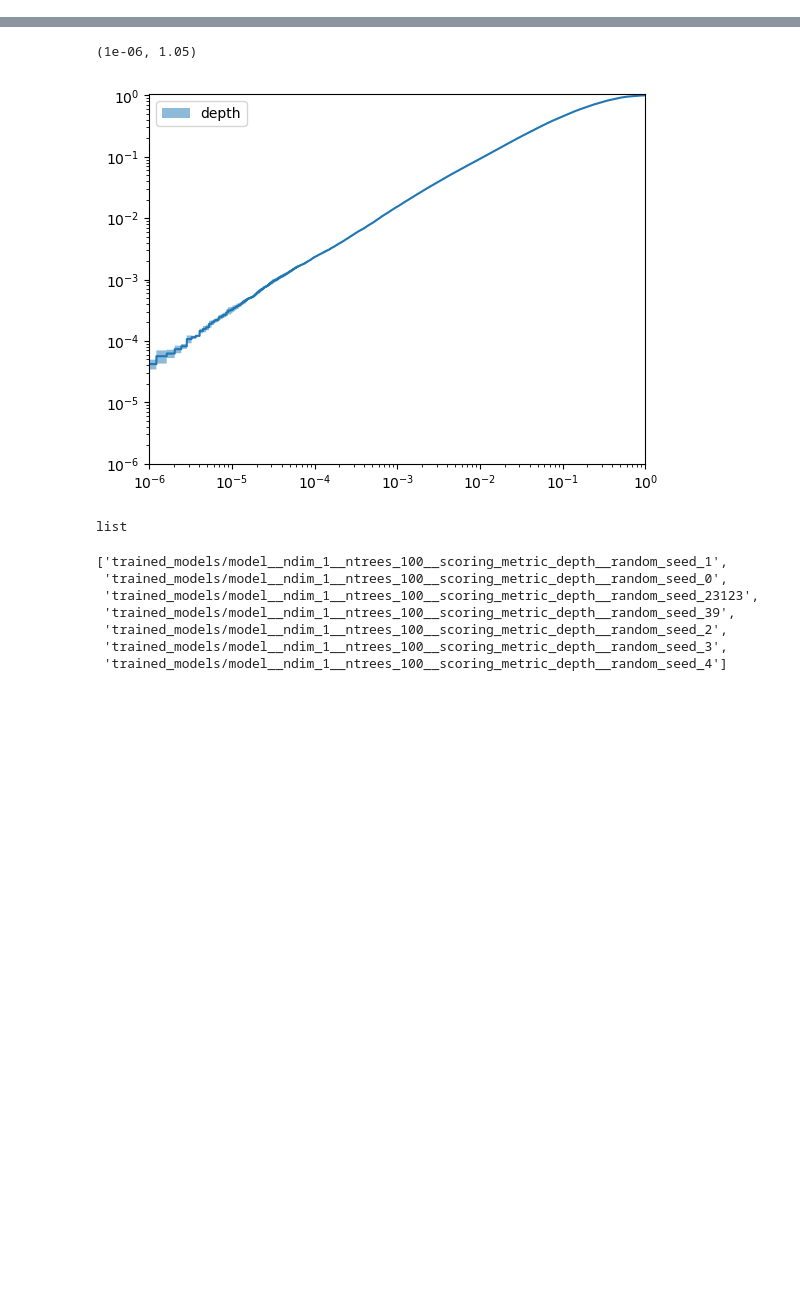
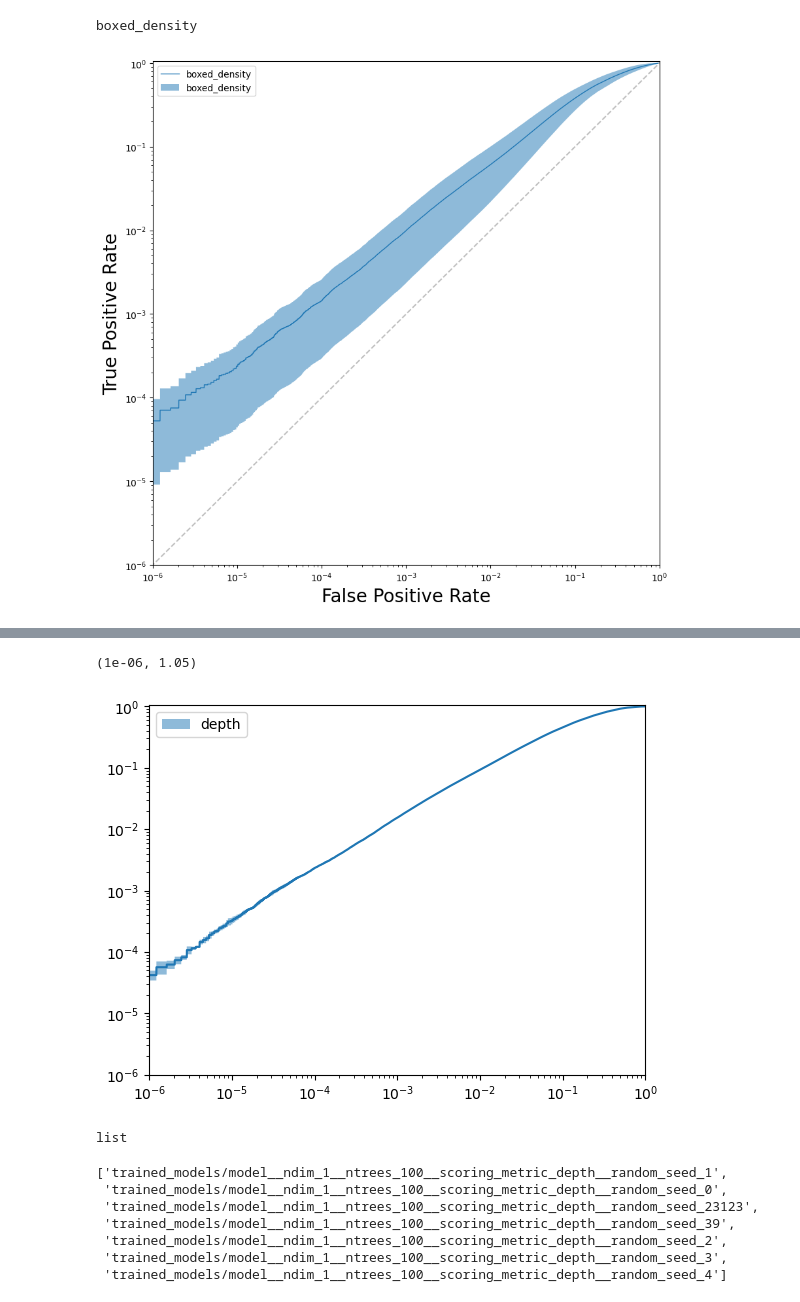
Before and after one commit to jprendi/thesis, a Jupyter notebook: playground.ipynb, the cells around one changed output, grey strips where cells are left out. Saved outputs shown, nothing was run; the diff lists cells and outputs as text; code cells hidden in the pictures; blank space fills up the shorter version.

Commit message:
cool plot w uncertainty on roc w.r.t. different scoring metrics ! : ) )

```diff
--- a/playground.ipynb
+++ b/playground.ipynb
@@ -9,4 +10,4 @@ import numpy as np
 x_train, x_test = dataset.create_xtrain_xtest()
 signal = dataset.load_dataset('BSM_preprocessed.h5', 'GluGluHToTauTau')
 # %%
-kwargs = {'ndim': 1, 'ntrees': 100, 'scoring_metric': 'depth'}
+kwargs = {'ndim': 1, 'ntrees': 100}#, 'scoring_metric': 'density'}
@@ -12,0 +23,9 @@ kwargs = {'ndim': 1, 'ntrees': 100, 'scoring_metric': 'depth'}
+# %%
+mean_curve = {}
+error_curve = {}
+base = {}
+scoring_metrics = ['depth', 'density', 'adj_depth', 'adj_density', 'boxed_ratio', 'boxed_density','boxed_density2']
+for scoring in scoring_metrics:
+    kwargs['scoring_metric']  = scoring
+    mean_curve[scoring], error_curve[scoring], base[scoring] = metrics.get_seed_uncertainty(kwargs, x_test, signal)
+    print(scoring)
@@ -12,0 +40,30 @@ kwargs = {'ndim': 1, 'ntrees': 100, 'scoring_metric': 'depth'}
+# %%
+import matplotlib.pyplot as plt
+
+# scoring_metrics = ['depth', 'density', 'adj_depth', 'adj_density', 'boxed_ratio','boxed_density2']
+
+scoring_metrics = ['boxed_density']
+
+plt.figure(figsize=(10, 10))
+for scoring in scoring_metrics:
+
+    plt.plot(base[scoring],mean_curve[scoring], linewidth=1, label=f'{scoring}') #(AUC = %.1f%%)' % (AUC * 100))
+
+    plt.fill_between(base[scoring],
+                mean_curve[scoring] - error_curve[scoring],
+                mean_curve[scoring] + error_curve[scoring],
+                alpha=0.5,
+            label = scoring)
+    print(scoring)
+plt.plot(np.linspace(0, 1), np.linspace(0, 1), '--', color='0.75')
+plt.xlabel('False Positive Rate',fontsize=20)
+plt.ylabel('True Positive Rate',fontsize=20)
+plt.semilogx()
+plt.semilogy()
+plt.xlim([10**-(6), 1.0])
+plt.ylim([10**-(6), 1.05])
+plt.legend()
+plt.savefig('boxden')
+# %% [output]
+boxed_density
+[figure, added]
```
Also changed, not shown: parts of 6 cells of this notebook, 3 other files.
